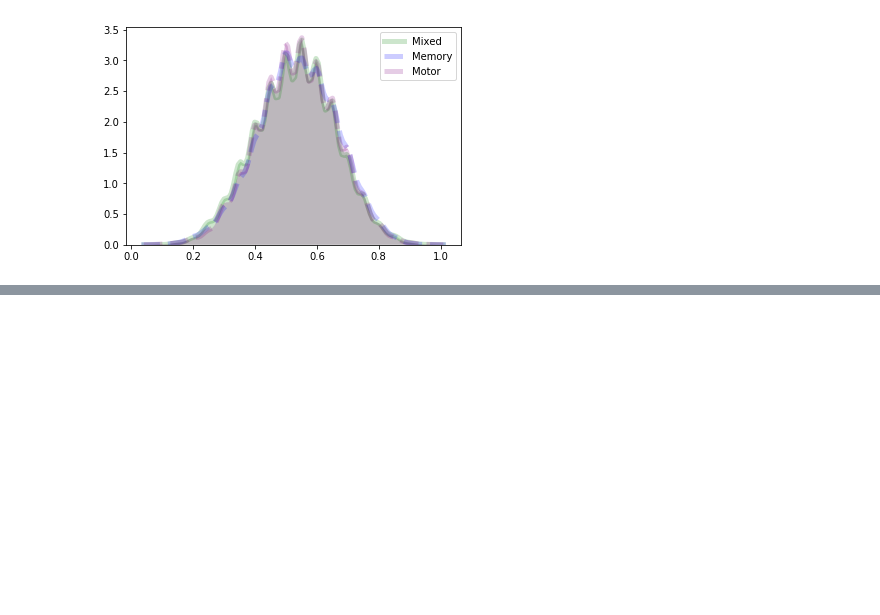
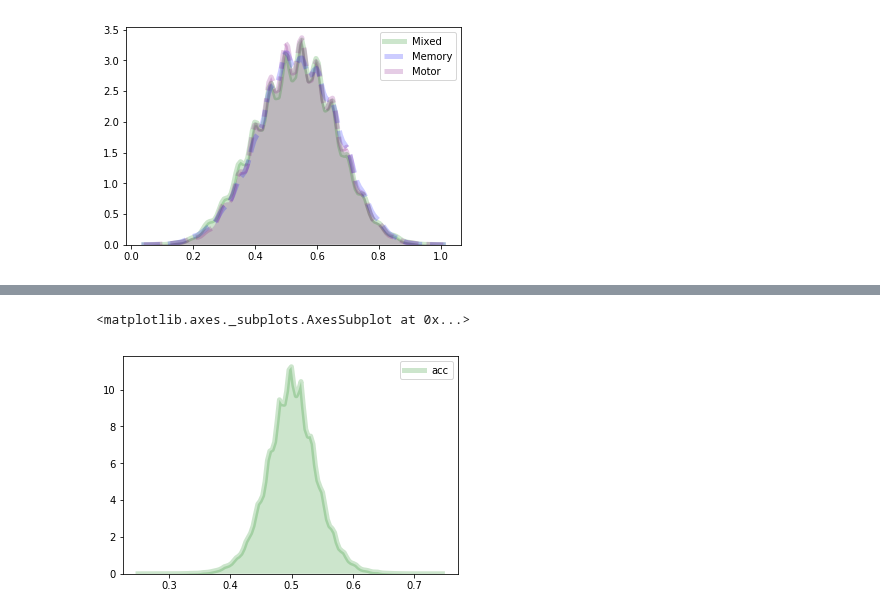
Before and after one commit to GrattonLab/MSC_Alexis, a Jupyter notebook: analysis/code/mL_rsfMRI/supplemental_exploration/perm_stats.ipynb, the cells around one changed output, grey strips where cells are left out. Drawn from its saved outputs; the diff is of its cells as text; code cells hidden in the pictures; blank space fills up the shorter version.

```diff
--- a/analysis/code/mL_rsfMRI/supplemental_exploration/perm_stats.ipynb
+++ b/analysis/code/mL_rsfMRI/supplemental_exploration/perm_stats.ipynb
@@ -31,0 +49,5 @@ ax=sns.kdeplot(CV['motor'], label='Motor',shade=True, linestyle='--',  linewidth
+# %%
+sns.kdeplot(DS['acc'], shade=True, linewidth=5, color='Green', alpha=.2)
+# %% [output]
+<matplotlib.axes._subplots.AxesSubplot at 0x...>
+[figure, added]
```
Also changed, not shown: parts of 4 cells of this notebook, 6 other files.
